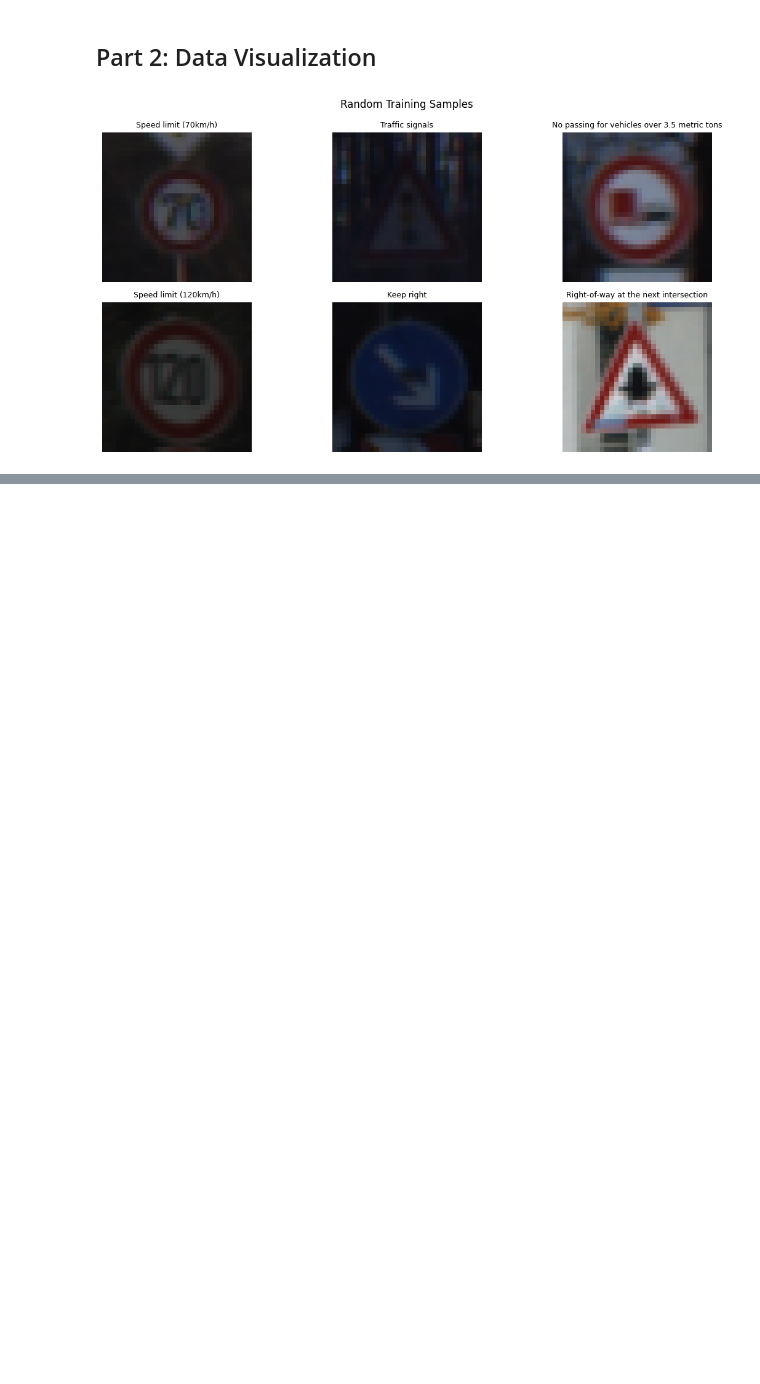
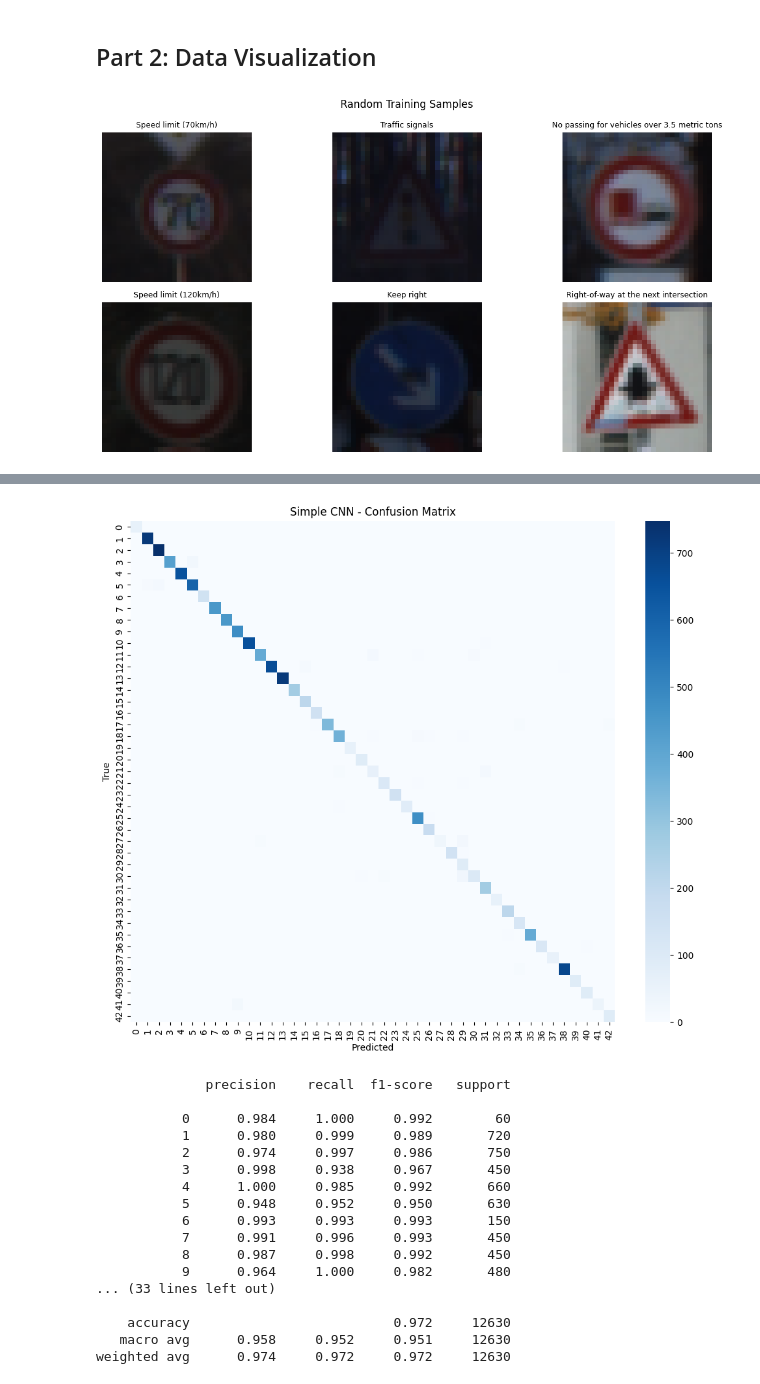
Before and after one commit to badhan7700/Traffic-Sign-Recognition-Web-App, a Jupyter notebook: TrafficSignRecognition.ipynb, the cells around one changed output, grey strips where cells are left out. Saved outputs shown, nothing was run; the diff lists cells and outputs as text; code cells hidden in the pictures; blank space fills up the shorter version.

```diff
--- a/TrafficSignRecognition.ipynb
+++ b/TrafficSignRecognition.ipynb
@@ -102,0 +126,12 @@ plt.show()
+# %%
+# Data Augmentation
+train_datagen = ImageDataGenerator(
+    rotation_range=15,
+    width_shift_range=0.1,
+    height_shift_range=0.1,
+    zoom_range=0.1
+)
+
+BATCH_SIZE = 32
+train_gen = train_datagen.flow(X_train, y_train_oh, batch_size=BATCH_SIZE, shuffle=True)
+valid_gen = ImageDataGenerator().flow(X_valid, y_valid_oh, batch_size=BATCH_SIZE, shuffle=False)
@@ -102,0 +248,31 @@ plt.show()
+# %%
+# CNN Confusion Matrix
+y_pred_cnn = np.argmax(simple_cnn.predict(X_test, verbose=0), axis=1)
+
+plt.figure(figsize=(12, 10))
+sns.heatmap(confusion_matrix(y_test, y_pred_cnn), cmap='Blues', annot=False)
+plt.title('Simple CNN - Confusion Matrix')
+plt.xlabel('Predicted')
+plt.ylabel('True')
+plt.show()
+
+print(classification_report(y_test, y_pred_cnn, digits=3))
+# %% [output]
+[figure, added]
+              precision    recall  f1-score   support
+
+           0      0.984     1.000     0.992        60
+           1      0.980     0.999     0.989       720
+           2      0.974     0.997     0.986       750
+           3      0.998     0.938     0.967       450
+           4      1.000     0.985     0.992       660
+           5      0.948     0.952     0.950       630
+           6      0.993     0.993     0.993       150
+           7      0.991     0.996     0.993       450
+           8      0.987     0.998     0.992       450
+           9      0.964     1.000     0.982       480
+... (33 lines left out)
+
+    accuracy                          0.972     12630
+   macro avg      0.958     0.952     0.951     12630
+weighted avg      0.974     0.972     0.972     12630
```
Also changed, not shown: parts of 5 cells of this notebook.
